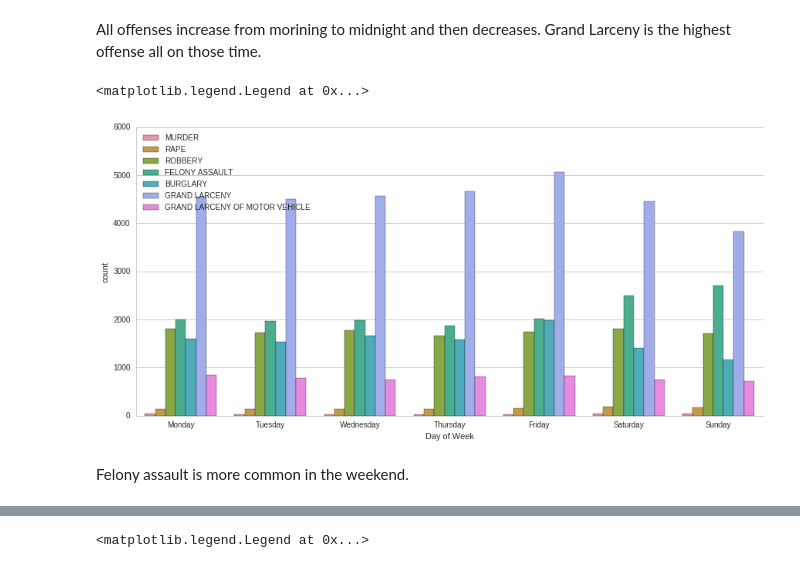
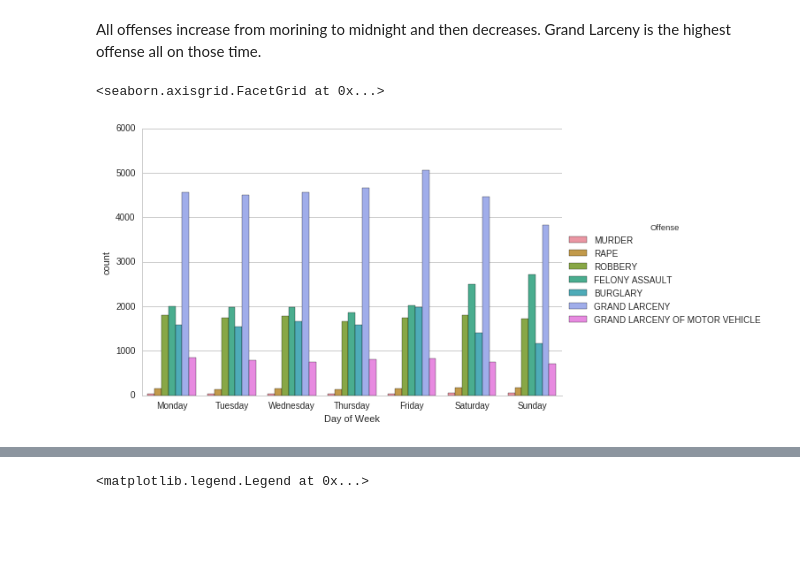
Before and after one commit to Raey2014/data_analysis_visualization, a Jupyter notebook: NY_crime_data_modified.ipynb, the cells around one changed output, grey strips where cells are left out. Saved outputs shown, nothing was run; the diff lists cells and outputs as text; code cells hidden in the pictures; blank space fills up the shorter version.

```diff
--- a/NY_crime_data_modified.ipynb
+++ b/NY_crime_data_modified.ipynb
@@ -110,11 +101,9 @@ All offenses increase from morining to midnight and then decreases. Grand Larcen
 # %%
 # Lets see what type of crime is more happening in days
 DD = ['Monday', 'Tuesday', 'Wednesday', 'Thursday', 'Friday', 'Saturday','Sunday']
-sns.factorplot('Day of Week',data=Crime_ny_df,hue='Offense', kind = 'count', aspect = 2, size = 6,
-               order = DD, legend = False)
-plt.legend(loc='upper left')
+sns.factorplot('Day of Week',data=Crime_ny_df,hue='Offense', kind = 'count', aspect = 1.5, size = 5,
+               order = DD, legend = True)
+#plt.legend(loc='right')
 # %% [output]
-<matplotlib.legend.Legend at 0x...>
+<seaborn.axisgrid.FacetGrid at 0x...>
-[figure, old version]
+[figure, new version]
-# %% [markdown]
-Felony assault is more common in the weekend.
```
Also changed, not shown: parts of 16 cells of this notebook.
